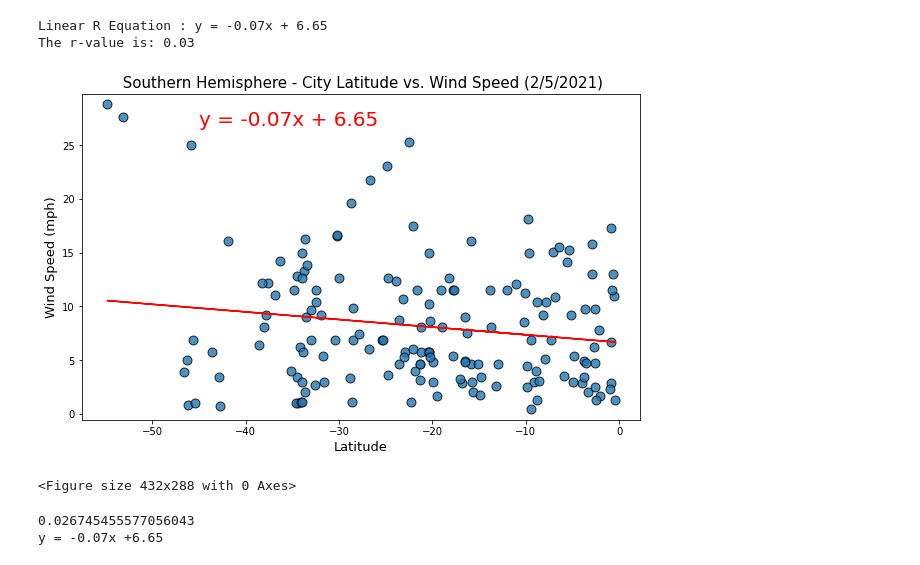
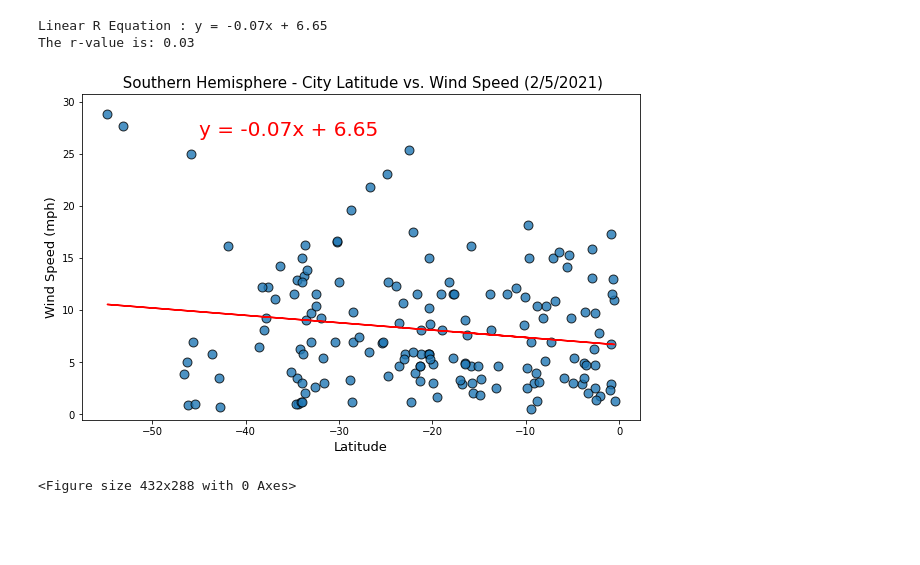
Before and after one commit to divya-gh/python-api-challenge, a Jupyter notebook: WeatherPy/WeatherPy.ipynb, the cells around one changed output. Saved outputs shown, nothing was run; the diff lists cells and outputs as text; code cells hidden in the pictures; blank space fills up the shorter version.

Commit message:
Double checking plots

```diff
--- a/WeatherPy/WeatherPy.ipynb
+++ b/WeatherPy/WeatherPy.ipynb
@@ -718,40 +723,26 @@ The r-value is: 0.03
 # %%
 #plotting scatter Southern Hemisphere - Wind Speed  (mph) vs. Latitude with Linear Regression
 #Set Title and Label for the pLot
 title_Swind = f" Southern Hemisphere - City Latitude vs. Wind Speed ({date})"
 ylabel_Swind = "Wind Speed (mph)"
 
 #Set ylim minimum
 ymin_Swind = 1
-ymax_Swind = 1
+ymax_Swind = 2
 
 #set annotation limit
 lmin_Swind = -45
 lmax_Swind =-2
 
 #Call the function for plotting
 scatterplot_S_wind =  LR_Scatterplot(x_axis_SH_Wind,
                                       y_axis_SH_Wind ,
                                       regress_values_S_Wind,
                                       line_eq_S_Wind,
                                       title_Swind,
                                       ylabel_Swind,
                                       ymin_Swind, ymax_Swind,
                                       lmin_Swind , lmax_Swind )
 # %% [output]
-[figure, old version]
+[figure, new version]
 <Figure size 432x288 with 0 Axes>
-# %%
-# Perform a linear regression on temperature vs. latitude
-(slope, intercept, rvalue, pvalue, stderr) = linregress(x_axis_SH_Wind, y_axis_SH_Wind)
-
-# Get regression values
-regress_values = x_axis_SH_Wind * slope + intercept
-print(rvalue**2)
-
-# Create line equation string
-line_eq = "y = " + str(round(slope,2)) + "x +" + str(round(intercept,2))
-print(line_eq)
-# %% [output]
-0.026745455577056043
-y = -0.07x +6.65
```
Also changed, not shown: parts of 2 cells of this notebook.
